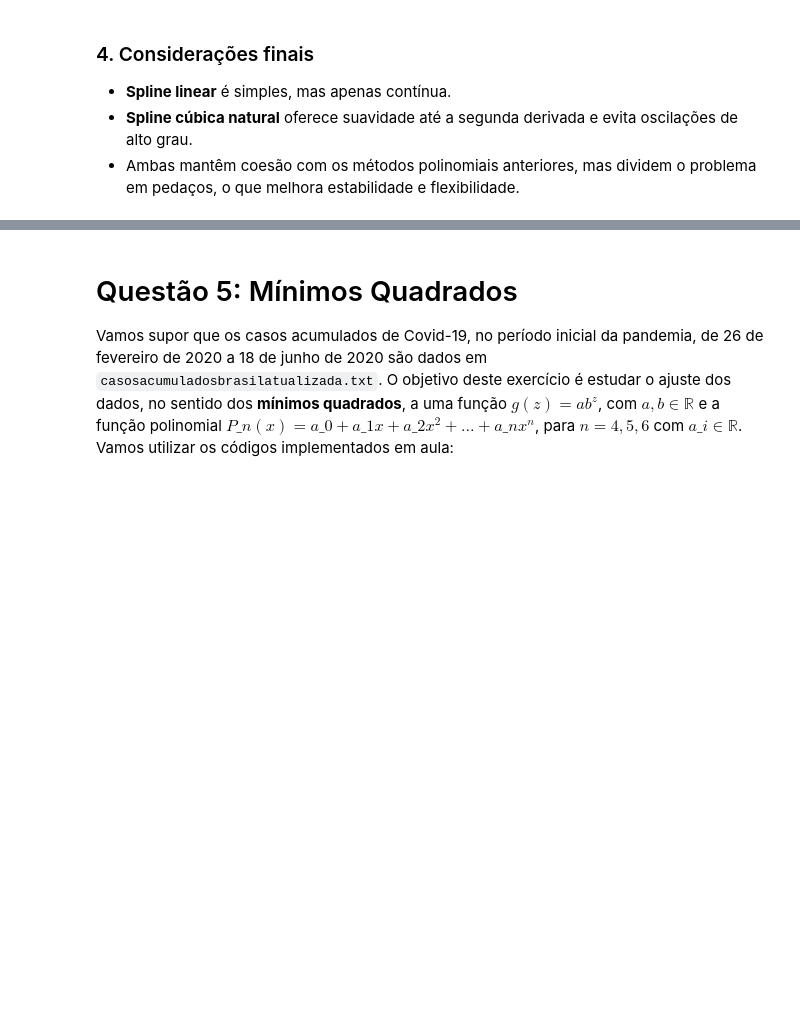
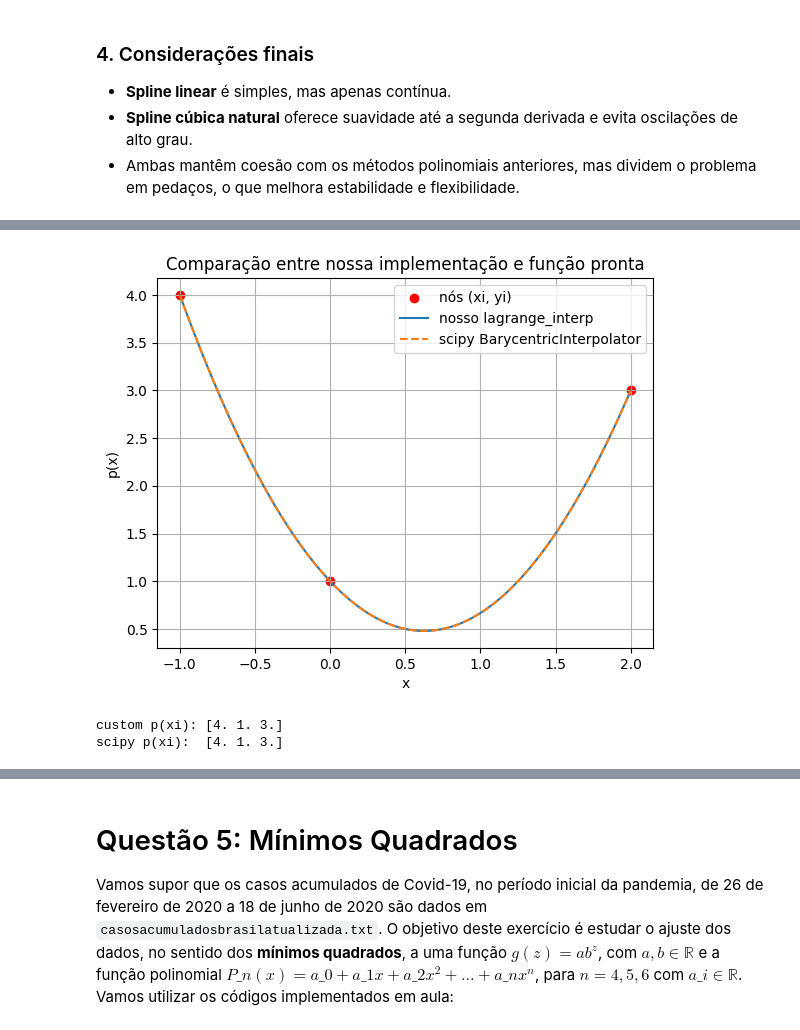
Before and after one commit to lfelipediniz/NumericEssentials, a Jupyter notebook: NumericEssentials.ipynb, the cells around one changed output, grey strips where cells are left out. Drawn from its saved outputs; the diff is of its cells as text; code cells hidden in the pictures; blank space fills up the shorter version.

```diff
--- a/NumericEssentials.ipynb
+++ b/NumericEssentials.ipynb
@@ -1701,0 +1729,46 @@ plt.show()
+# %%
+# define os nós e valores de exemplo
+xi = np.array([-1.0, 0.0, 2.0])
+yi = np.array([4.0, 1.0, 3.0])
+
+# define nossa implementação de Lagrange
+def lagrange_basis(xi, k, x):
+    Lk = np.ones_like(x, dtype=float)
+    for j, xj in enumerate(xi):
+        if j != k:
+            Lk *= (x - xj) / (xi[k] - xj)
+    return Lk
+
+def lagrange_interp(xi, yi, x_eval):
+    p = np.zeros_like(x_eval, dtype=float)
+    for k, yk in enumerate(yi):
+        p += yk * lagrange_basis(xi, k, x_eval)
+    return p
+
+# usa BarycentricInterpolator da SciPy para validação
+bary = BarycentricInterpolator(xi, yi)
+
+# pontos para avaliar o interpolador
+xx = np.linspace(xi.min(), xi.max(), 200)
+yy_custom = lagrange_interp(xi, yi, xx)
+yy_scipy = bary(xx)
+
+# gráfico comparativo
+plt.figure()
+plt.scatter(xi, yi, color='red', label='nós (xi, yi)')
+plt.plot(xx, yy_custom, label='nosso lagrange_interp')
+plt.plot(xx, yy_scipy, '--', label='scipy BarycentricInterpolator')
+plt.title('Comparação entre nossa implementação e função pronta')
+plt.xlabel('x')
+plt.ylabel('p(x)')
+plt.legend()
+plt.grid(True)
+plt.show()
+
+# verifica p(xi) nos dois métodos
+print("custom p(xi):", lagrange_interp(xi, yi, xi))
+print("scipy p(xi): ", bary(xi))
+# %% [output]
+[figure, added]
+custom p(xi): [4. 1. 3.]
+scipy p(xi):  [4. 1. 3.]
```
Also changed, not shown: parts of 5 cells of this notebook, 1 other file.
